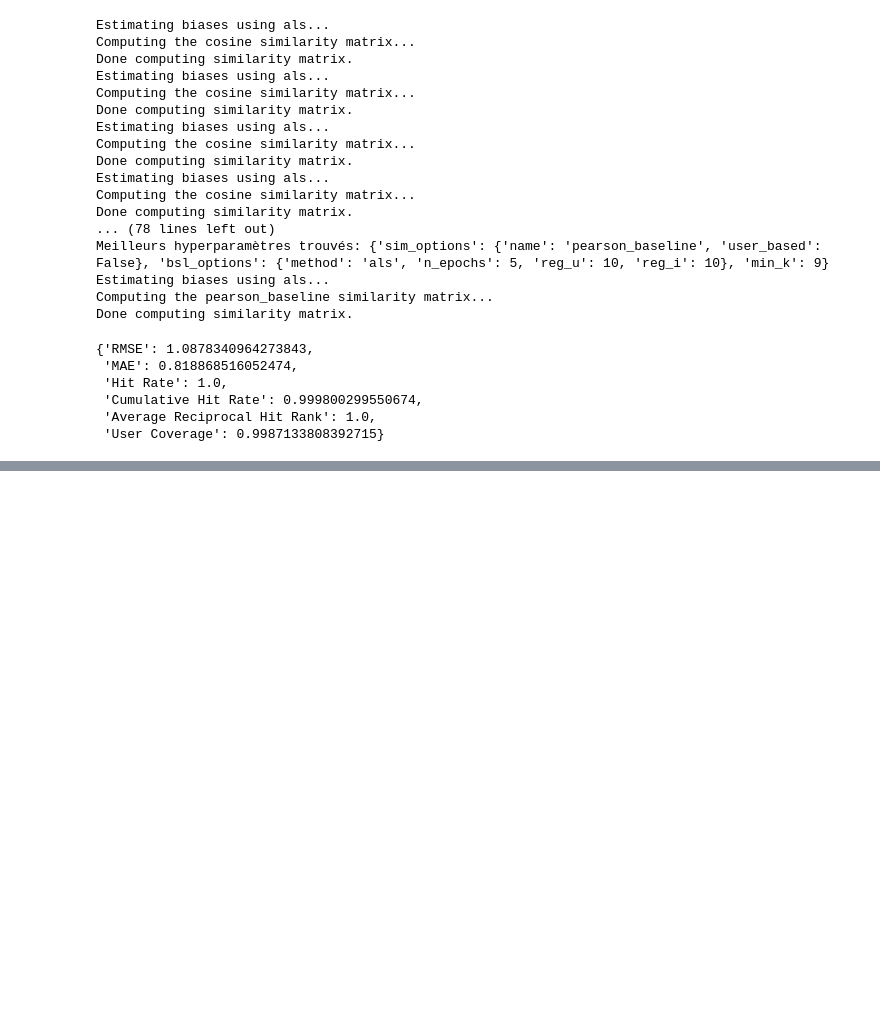
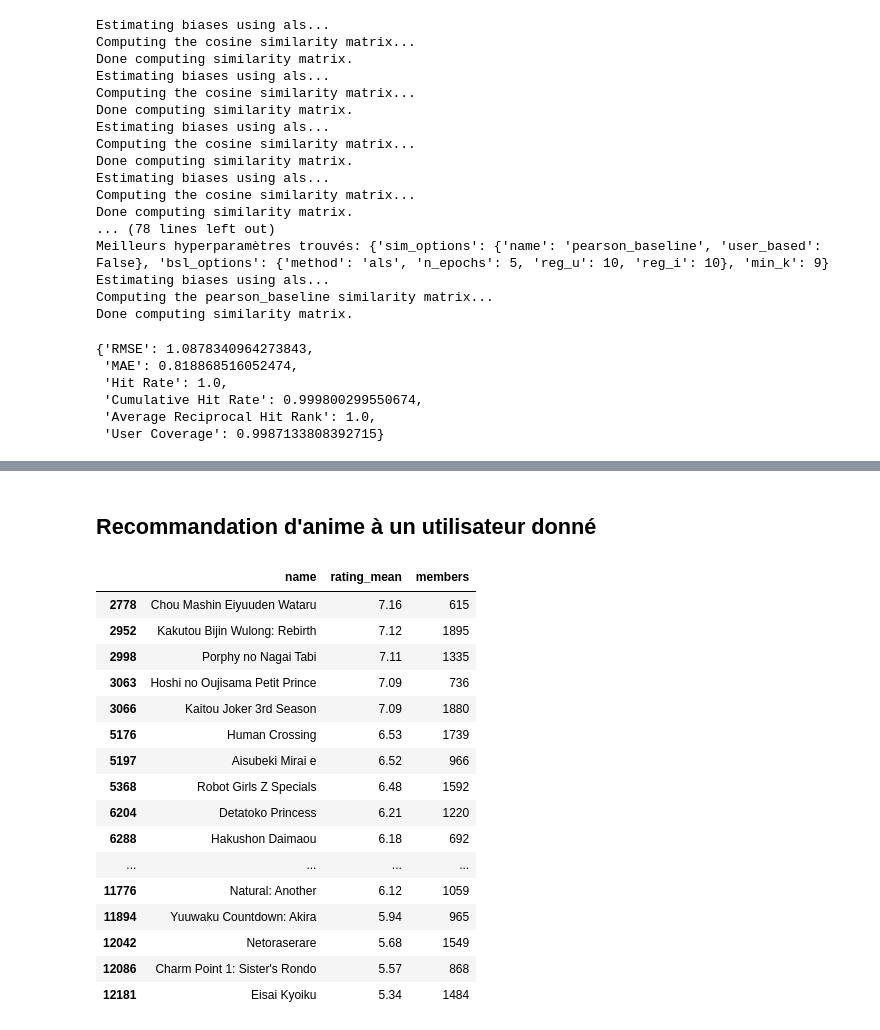
Before and after one commit to obenchekro/MyAnimeList-Recommandation-System, a Jupyter notebook: notebook/MyAnimeList Recommandation System.ipynb, the cells around one changed output, grey strips where cells are left out. Cells and saved outputs as stored; diff of their text form; code cells hidden in the pictures; blank space fills up the shorter version.

```diff
--- a/notebook/MyAnimeList Recommandation System.ipynb
+++ b/notebook/MyAnimeList Recommandation System.ipynb
@@ -923,16 +916,7 @@ def user_coverage(top_n, threshold=4.0):
 # %%
 def calculate_and_display_score_metrics(predictions, leave_one_out_test):
     """
-    Calculate and return performance metrics for the recommendation system.
-
-    Args:
-    - predictions: The list of predictions, as returned by the model.
-    - top_n: The top N recommendations for each user.
-    - full_dataset: The full dataset used for the training.
-    - leave_one_out_test: The leave-one-out testset.
-
-    Returns:
-    - metrics_dict: A dictionary of calculated metrics.
+    Calcule et retourne les scores des métriques de performance pour le système de recommandation.
     """
     rmse = accuracy.rmse(predictions, verbose=False)
     mae = accuracy.mae(predictions, verbose=False)
@@ -959,14 +943,6 @@ def add_model_metrics_to_df(model_name, metrics_dict, df_results):
     """
     Ajoute les métriques d'un modèle de système de recommandation à un DataFrame pandas,
     avec le nom du modèle comme indice.
-
-    Args:
-    - model_name (str): Le nom du modèle.
-    - metrics_dict (dict): Un dictionnaire contenant les métriques et leurs valeurs.
-    - df_results (pd.DataFrame): Le DataFrame dans lequel ajouter les métriques.
-
-    Returns:
-    - pd.DataFrame: Le DataFrame mis à jour avec les nouvelles métriques du modèle.
     """
     df_results.loc[model_name] = metrics_dict.values()
     return df_results
@@ -1300,7 +1335,15 @@ param_grid = {
                 "min_k": list(range(5,10)),
              }
 # %%
-best_model, train_set, test_set, predictions = train_and_predict_with_best_params_loo(KNNBaseline, rating_data, param_grid)
+
+best_model, train_set, test_set, predictions = train_and_predict_with_best_params_loo(
+    algo_class=KNNBaseline,
+    rating_data=rating_data,
+    user_id=73515,
+    param_grid=param_grid,
+    cv=5,
+    joblib_verbose=5
+)
 # %% [output]
 Estimating biases using als...
 Computing the cosine similarity matrix...
@@ -1330,6 +1373,6 @@ metrics_scores
  'Average Reciprocal Hit Rank': 1.0,
  'User Coverage': 0.9987133808392715}
 # %%
-new_model = add_model_metrics_to_df("KNNBaseline item based", metrics_scores, results_df)
+model_metrics = add_model_metrics_to_df("KNNBaseline item based", metrics_scores, results_df)
 # %%
 save_model_to_pickle(predictions, '../models/Collaborative-Filtering/item-based/KNNBaselineItem.pkl')
@@ -1335,0 +1394,34 @@ save_model_to_pickle(predictions, '../models/Collaborative-Filtering/item-based/
+# %% [markdown]
+## Recommandation d'anime à un utilisateur donné
+# %%
+def get_top_n_anime_recommandation(user_id, N):
+   model_name = model_metrics.sort_values(by=['RMSE'], ascending=True).head(1).index[0]
+   model_pkl_name = re.sub(r'\s+|(item|user)\s+based', '', model_name) + model_name.split(' ')[1].capitalize()
+   pkl_path = f'../models/Collaborative-Filtering/item-based/{model_pkl_name}.pkl' \
+                if 'item' in model_pkl_name.lower() else f'../models/Collaborative-Filtering/user-based/{model_pkl_name}.pkl'
+
+   anime_predictions = load_model_from_pickle(f'../models/Collaborative-Filtering/item-based/{pkl_path}.pkl')
+   top_n_anime = dict(get_top_n(anime_predictions, n=N))
+   anime_id_predicted = [anime_id for anime_id, _ in top_n_anime[user_id]]
+
+   return anime_df[["name", "rating_mean", "members"]][anime_df.anime_id.isin(anime_id_predicted)]
+# %%
+get_top_n_anime_recommandation(73515, 20)
+# %% [output]
+|  | name | rating_mean | members |
+| 2778 | Chou Mashin Eiyuuden Wataru | 7.16 | 615 |
+| 2952 | Kakutou Bijin Wulong: Rebirth | 7.12 | 1895 |
+| 2998 | Porphy no Nagai Tabi | 7.11 | 1335 |
+| 3063 | Hoshi no Oujisama Petit Prince | 7.09 | 736 |
+| 3066 | Kaitou Joker 3rd Season | 7.09 | 1880 |
+| 5176 | Human Crossing | 6.53 | 1739 |
+| 5197 | Aisubeki Mirai e | 6.52 | 966 |
+| 5368 | Robot Girls Z Specials | 6.48 | 1592 |
+| 6204 | Detatoko Princess | 6.21 | 1220 |
+| 6288 | Hakushon Daimaou | 6.18 | 692 |
+| ... | ... | ... | ... |
+| 11776 | Natural: Another | 6.12 | 1059 |
+| 11894 | Yuuwaku Countdown: Akira | 5.94 | 965 |
+| 12042 | Netoraserare | 5.68 | 1549 |
+| 12086 | Charm Point 1: Sister's Rondo | 5.57 | 868 |
+| 12181 | Eisai Kyoiku | 5.34 | 1484 |
```
Also changed, not shown: parts of 21 cells of this notebook.
